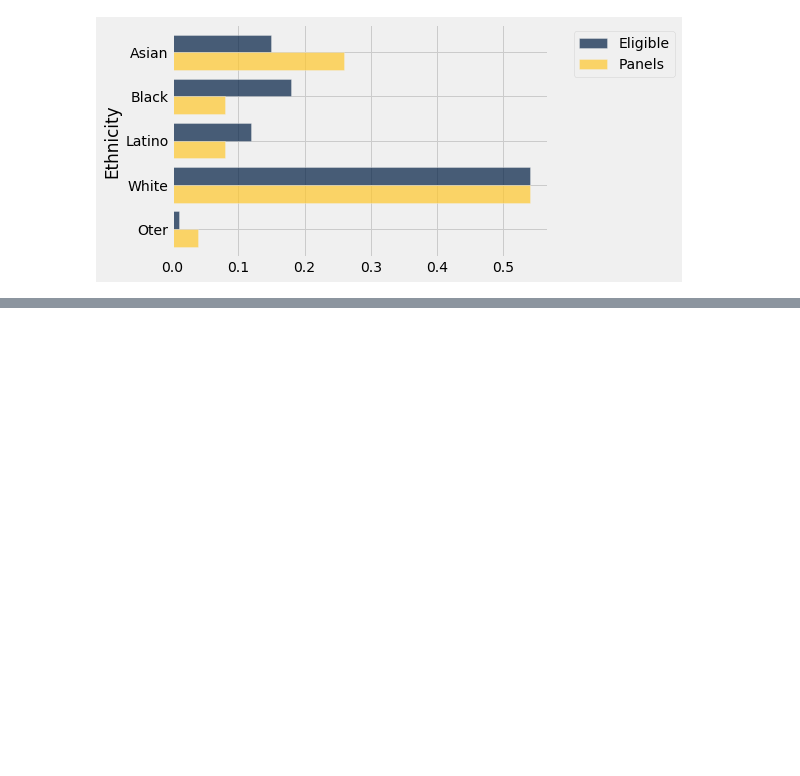
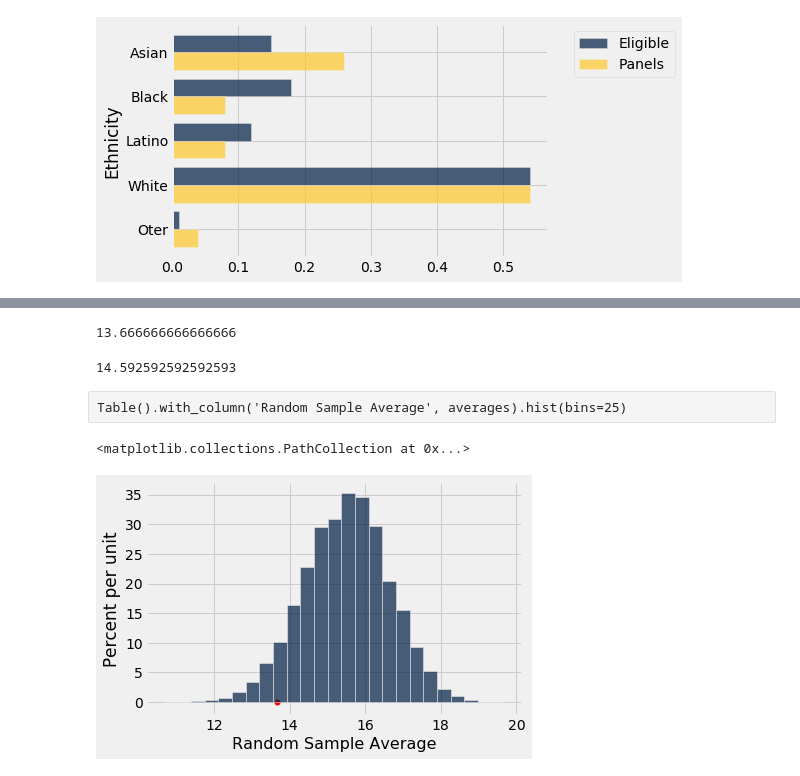
Before and after one commit to SYYoung/UC_Berkeley, a Jupyter notebook: UC_Berkeley/Inferential_Thinking/Week1/Week3_1.ipynb, the cells around one changed output, grey strips where cells are left out. Saved outputs shown, nothing was run; the diff lists cells and outputs as text; code cells hidden in the pictures; blank space fills up the shorter version.

```diff
--- a/UC_Berkeley/Inferential_Thinking/Week1/Week3_1.ipynb
+++ b/UC_Berkeley/Inferential_Thinking/Week1/Week3_1.ipynb
@@ -24,0 +130,3 @@ jury. barh('Ethnicity')
+# %%
+scores = Table.read_table('../Data/scores_by_section.csv')
+scores
@@ -24,0 +176,23 @@ jury. barh('Ethnicity')
+# %%
+observed_averge = scores.group('Section', np.average).column('Midterm average').item(2)
+observed_averge
+# %% [output]
+13.666666666666666
+# %%
+np.average(scores.sample(27, with_replacement=False).column('Midterm'))
+# %% [output]
+14.592592592592593
+# %%
+averages = make_array()
+repetitions = 50000
+for i in np.arange(repetitions):
+    new_average = np.average(scores.sample(27, with_replacement=False).column('Midterm'))
+    averages = np.append(averages, new_average)
+# %% [raw]
+Table().with_column('Random Sample Average', averages).hist(bins=25)
+# %%
+Table().with_column('Random Sample Average', averages).hist(bins=25)
+plt.scatter(observed_averge, 0, color='red', s =30)
+# %% [output]
+<matplotlib.collections.PathCollection at 0x...>
+[figure, added]
```
Also changed, not shown: parts of 31 cells of this notebook, 12 other files.
